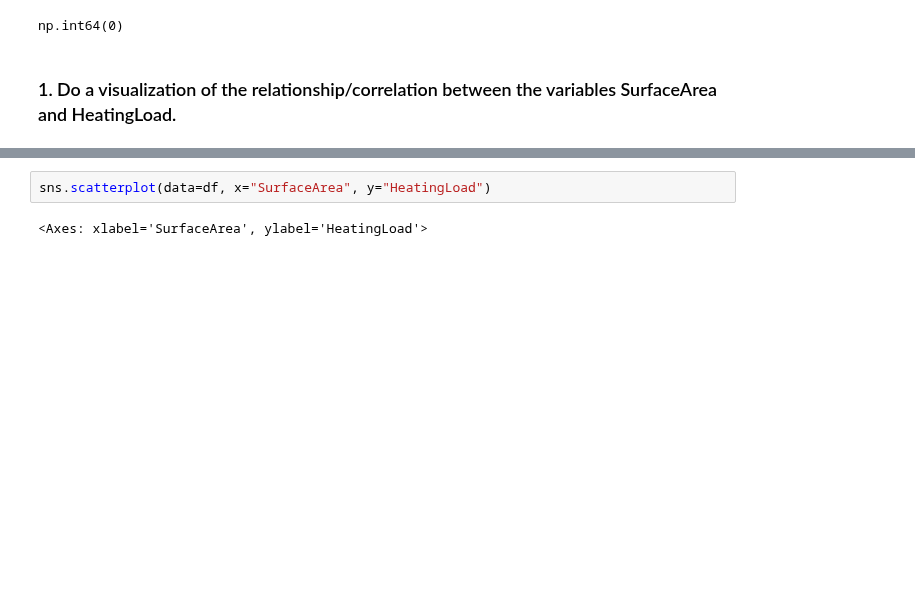
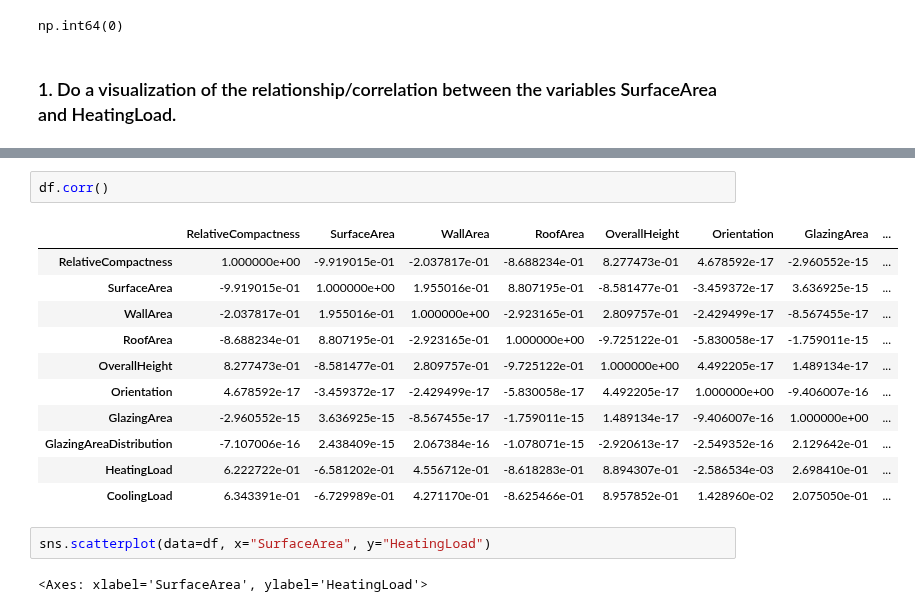
Before and after one commit to jeff0167/Data_And_Things, a Jupyter notebook: Hand_in/Exercises in linear regression.ipynb, the cells around one changed output, grey strips where cells are left out. Cells and saved outputs as stored; diff of their text form; blank space fills up the shorter version.

```diff
--- a/Hand_in/Exercises in linear regression.ipynb
+++ b/Hand_in/Exercises in linear regression.ipynb
@@ -103,3 +109,17 @@ np.int64(0)
+# %%
+df.corr()
+# %% [output]
+|  | RelativeCompactness | SurfaceArea | WallArea | RoofArea | OverallHeight | Orientation | GlazingArea | ... |
+| RelativeCompactness | 1.000000e+00 | -9.919015e-01 | -2.037817e-01 | -8.688234e-01 | 8.277473e-01 | 4.678592e-17 | -2.960552e-15 | ... |
+| SurfaceArea | -9.919015e-01 | 1.000000e+00 | 1.955016e-01 | 8.807195e-01 | -8.581477e-01 | -3.459372e-17 | 3.636925e-15 | ... |
+| WallArea | -2.037817e-01 | 1.955016e-01 | 1.000000e+00 | -2.923165e-01 | 2.809757e-01 | -2.429499e-17 | -8.567455e-17 | ... |
+| RoofArea | -8.688234e-01 | 8.807195e-01 | -2.923165e-01 | 1.000000e+00 | -9.725122e-01 | -5.830058e-17 | -1.759011e-15 | ... |
+| OverallHeight | 8.277473e-01 | -8.581477e-01 | 2.809757e-01 | -9.725122e-01 | 1.000000e+00 | 4.492205e-17 | 1.489134e-17 | ... |
+| Orientation | 4.678592e-17 | -3.459372e-17 | -2.429499e-17 | -5.830058e-17 | 4.492205e-17 | 1.000000e+00 | -9.406007e-16 | ... |
+| GlazingArea | -2.960552e-15 | 3.636925e-15 | -8.567455e-17 | -1.759011e-15 | 1.489134e-17 | -9.406007e-16 | 1.000000e+00 | ... |
+| GlazingAreaDistribution | -7.107006e-16 | 2.438409e-15 | 2.067384e-16 | -1.078071e-15 | -2.920613e-17 | -2.549352e-16 | 2.129642e-01 | ... |
+| HeatingLoad | 6.222722e-01 | -6.581202e-01 | 4.556712e-01 | -8.618283e-01 | 8.894307e-01 | -2.586534e-03 | 2.698410e-01 | ... |
+| CoolingLoad | 6.343391e-01 | -6.729989e-01 | 4.271170e-01 | -8.625466e-01 | 8.957852e-01 | 1.428960e-02 | 2.075050e-01 | ... |
 # %%
 sns.scatterplot(data=df, x="SurfaceArea", y="HeatingLoad")
 # %% [output]
```
Also changed, not shown: parts of 15 cells of this notebook, 6 other files.
